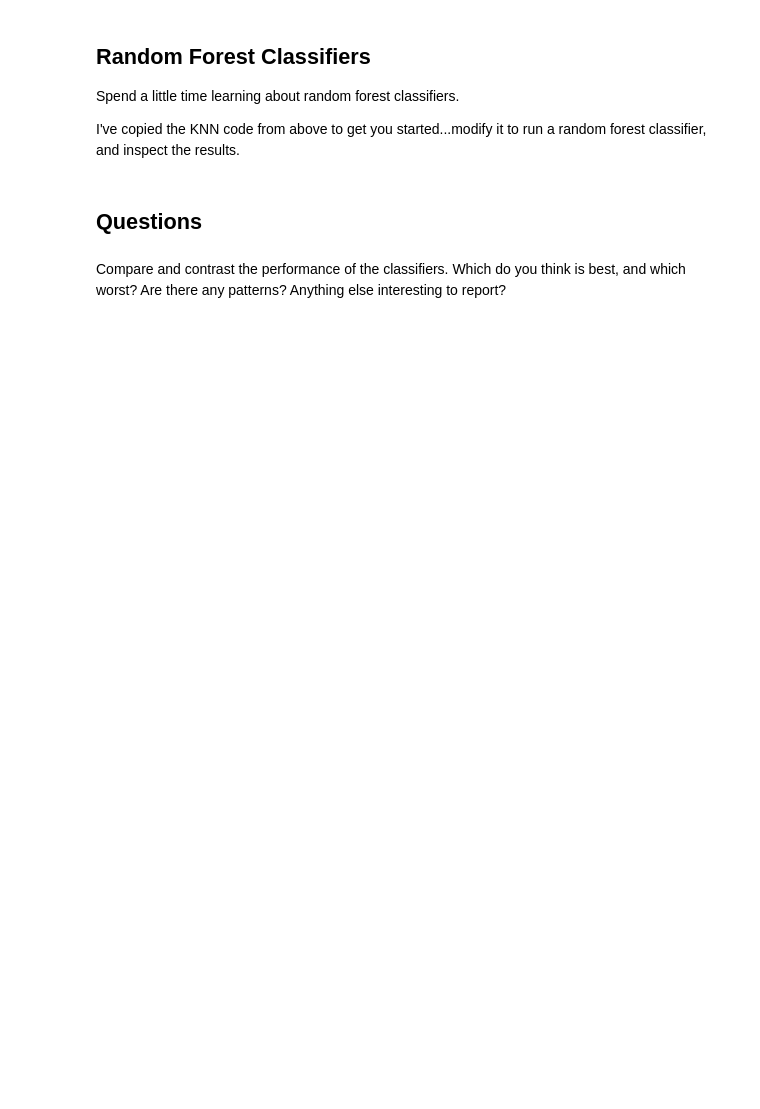
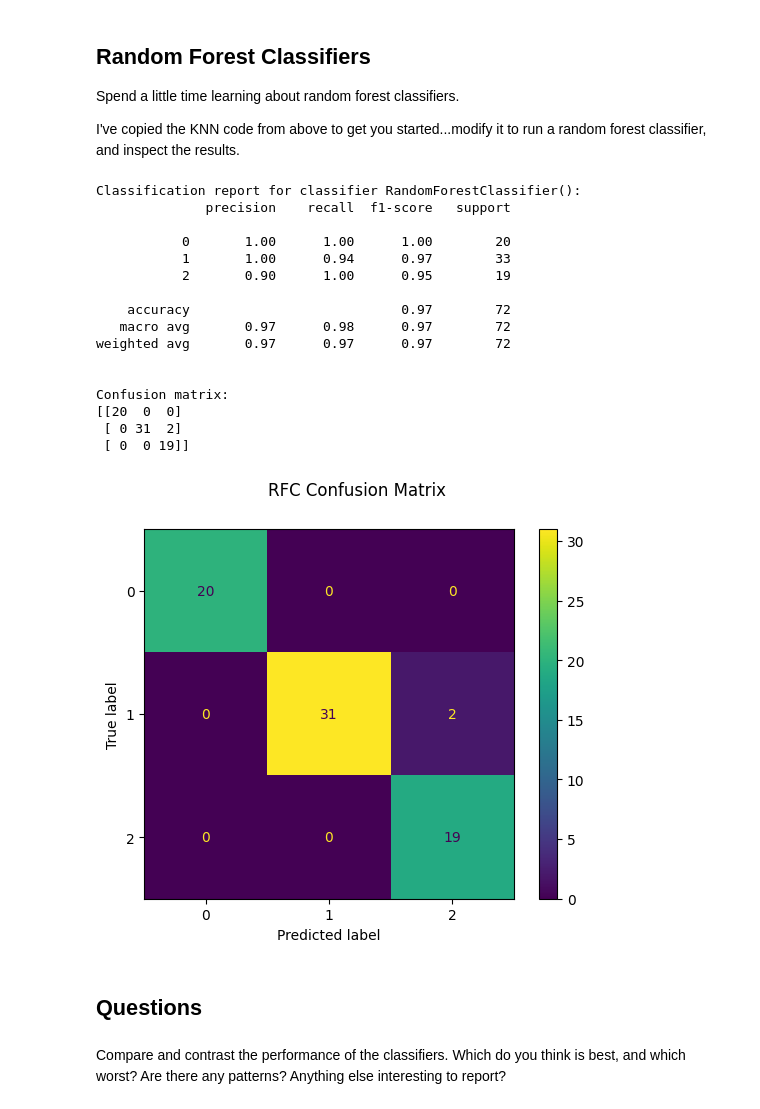
Before and after one commit to karanschahal/springboardw3, a Jupyter notebook: jupyter/Exercise_02.ipynb, the cells around one changed output. Saved outputs shown, nothing was run; the diff lists cells and outputs as text; code cells hidden in the pictures; blank space fills up the shorter version.

```diff
--- a/jupyter/Exercise_02.ipynb
+++ b/jupyter/Exercise_02.ipynb
@@ -115,26 +187,45 @@ I've copied the KNN code from above to get you started...modify it to run a rand
 # %%
 ##
 ## UPDATE THIS CODE
 ##
 
 import matplotlib.pyplot as plt
 
-from sklearn.neighbors import KNeighborsClassifier
+from sklearn.ensemble import RandomForestClassifier
 from sklearn import metrics
 
-clf = KNeighborsClassifier(3)
+#clf = KNeighborsClassifier(3)
+clf = RandomForestClassifier(n_estimators=100)
 clf.fit(X_train, y_train)
 predicted = clf.predict(X_test)
 
 print(
     f"Classification report for classifier {clf}:\n"
     f"{metrics.classification_report(y_test, predicted)}\n"
 )
 
 disp = metrics.ConfusionMatrixDisplay.from_predictions(y_test, predicted)
 print(f"Confusion matrix:\n{disp.confusion_matrix}")
-disp.figure_.suptitle("K Nearest Neighbors Confusion Matrix")
+disp.figure_.suptitle("RFC Confusion Matrix")
 plt.show()
+# %% [output]
+Classification report for classifier RandomForestClassifier():
+              precision    recall  f1-score   support
+
+           0       1.00      1.00      1.00        20
+           1       1.00      0.94      0.97        33
+           2       0.90      1.00      0.95        19
+
+    accuracy                           0.97        72
+   macro avg       0.97      0.98      0.97        72
+weighted avg       0.97      0.97      0.97        72
+
+
+Confusion matrix:
+[[20  0  0]
+ [ 0 31  2]
+ [ 0  0 19]]
+[figure, added]
 # %% [markdown]
 ## Questions
 # %% [markdown]
```
Also changed, not shown: parts of 10 cells of this notebook.
